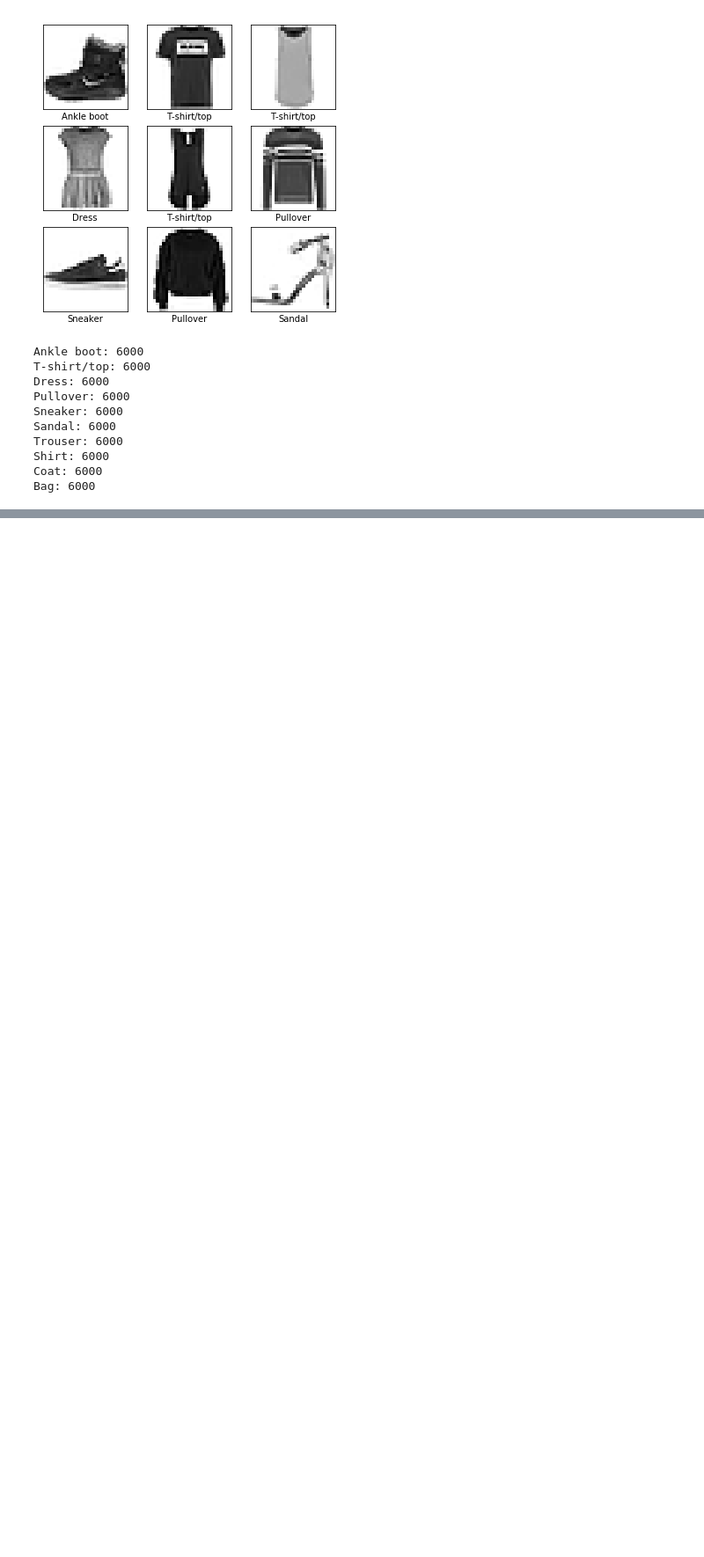
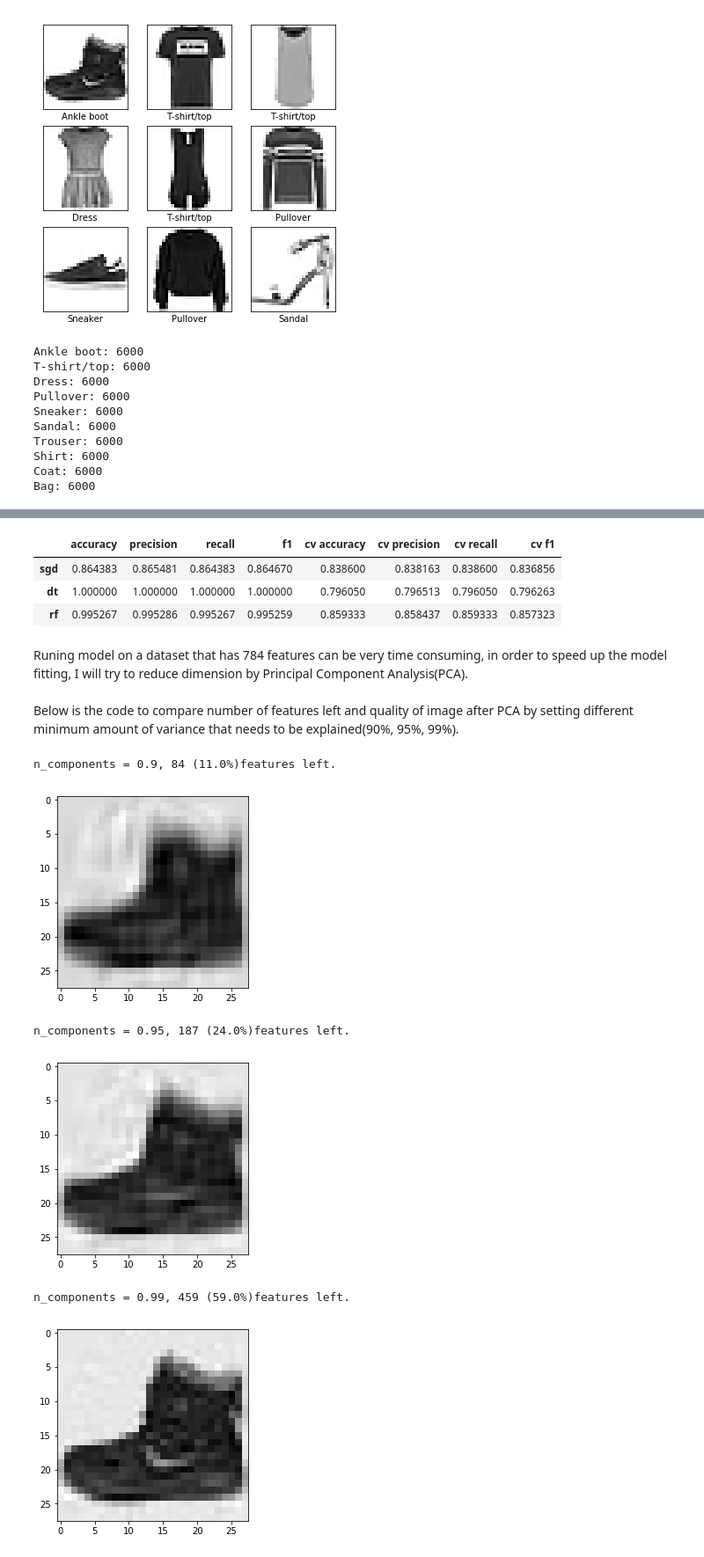
Before and after one commit to MengqinGong/DreamTraveler, a Jupyter notebook: Capstone_Project_2/Capstone_Project_2.ipynb, the cells around one changed output, grey strips where cells are left out. Shown at 88% size. Drawn from its saved outputs; the diff is of its cells as text; code cells hidden in the pictures; blank space fills up the shorter version.

```diff
--- a/Capstone_Project_2/Capstone_Project_2.ipynb
+++ b/Capstone_Project_2/Capstone_Project_2.ipynb
@@ -58,0 +121,6 @@ x_test_scaled = x_test / 255.0
+# %%
+# SGD classifier
+from sklearn.linear_model import SGDClassifier
+
+sgd = SGDClassifier(random_state=217)
+sgd.fit(x_train_scaled_reshaped, y_train)
@@ -58,0 +180,6 @@ x_test_scaled = x_test / 255.0
+# %%
+# Decision Tree Classifier
+from sklearn.tree import DecisionTreeClassifier
+
+dt = DecisionTreeClassifier(random_state=217)
+dt.fit(x_train_scaled_reshaped, y_train)
@@ -58,0 +236,6 @@ x_test_scaled = x_test / 255.0
+# %%
+# Random Forest Classifier
+from sklearn.ensemble import RandomForestClassifier
+
+rf = RandomForestClassifier(random_state=217)
+rf.fit(x_train_scaled_reshaped, y_train)
@@ -58,0 +299,37 @@ x_test_scaled = x_test / 255.0
+# %%
+score_order = ['accuracy', 'precision', 'recall', 'f1',
+               'cv accuracy', 'cv precision', 'cv recall', 'cv f1']
+pd.DataFrame(model_scores).transpose()[score_order]
+# %% [output]
+|  | accuracy | precision | recall | f1 | cv accuracy | cv precision | cv recall | cv f1 |
+| sgd | 0.864383 | 0.865481 | 0.864383 | 0.864670 | 0.838600 | 0.838163 | 0.838600 | 0.836856 |
+| dt | 1.000000 | 1.000000 | 1.000000 | 1.000000 | 0.796050 | 0.796513 | 0.796050 | 0.796263 |
+| rf | 0.995267 | 0.995286 | 0.995267 | 0.995259 | 0.859333 | 0.858437 | 0.859333 | 0.857323 |
+# %% [markdown]
+Runing model on a dataset that has 784 features can be very time consuming, in order to speed up the model fitting, I will try to reduce dimension by Principal Component Analysis(PCA).<br>
+<br>
+Below is the code to compare number of features left and quality of image after PCA by setting different minimum amount of variance that needs to be explained(90%, 95%, 99%).
+# %%
+# Tuning Random Forest Model
+# Dimension Reduction using PCA
+from sklearn.decomposition import PCA
+
+n_components_grid = [0.9, 0.95, 0.99]
+for n_components in n_components_grid:
+    pca = PCA(n_components=n_components)
+    X_train_reduced = pca.fit_transform(x_train_scaled_reshaped)
+    print("n_components = {}, {} ({}%)features left."
+          .format(n_components, pca.n_components_, round(100*pca.n_components_/784)))
+
+    # plot a sample image
+    sample = pca.inverse_transform(X_train_reduced[0])
+    sample = sample.reshape(28,28)
+    plt.imshow(sample, cmap=plt.cm.binary)
+    plt.show()
+# %% [output]
+n_components = 0.9, 84 (11.0%)features left.
+[figure, added]
+n_components = 0.95, 187 (24.0%)features left.
+[figure, added]
+n_components = 0.99, 459 (59.0%)features left.
+[figure, added]
```
Also changed, not shown: parts of 56 cells of this notebook, 4 other files.
